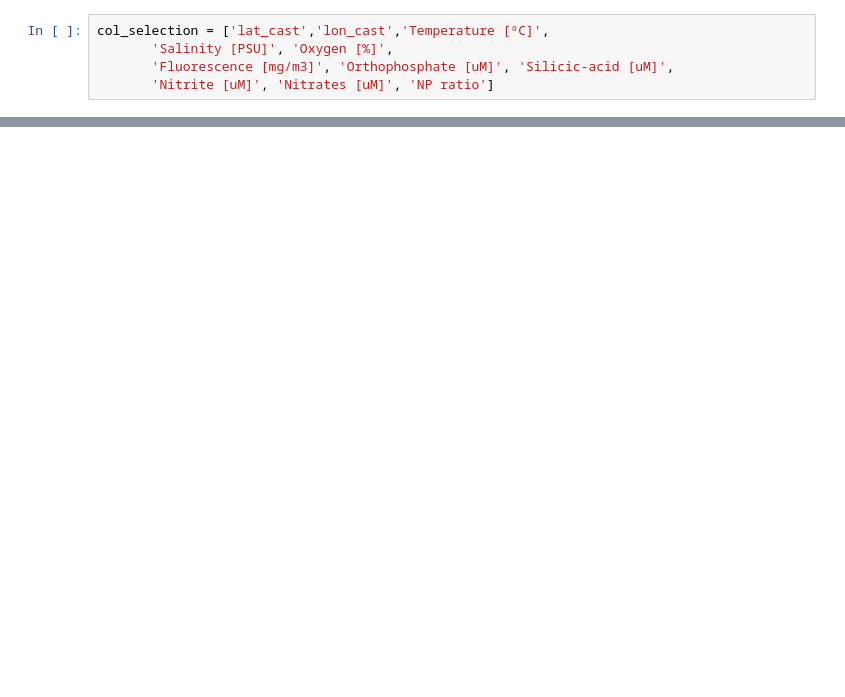
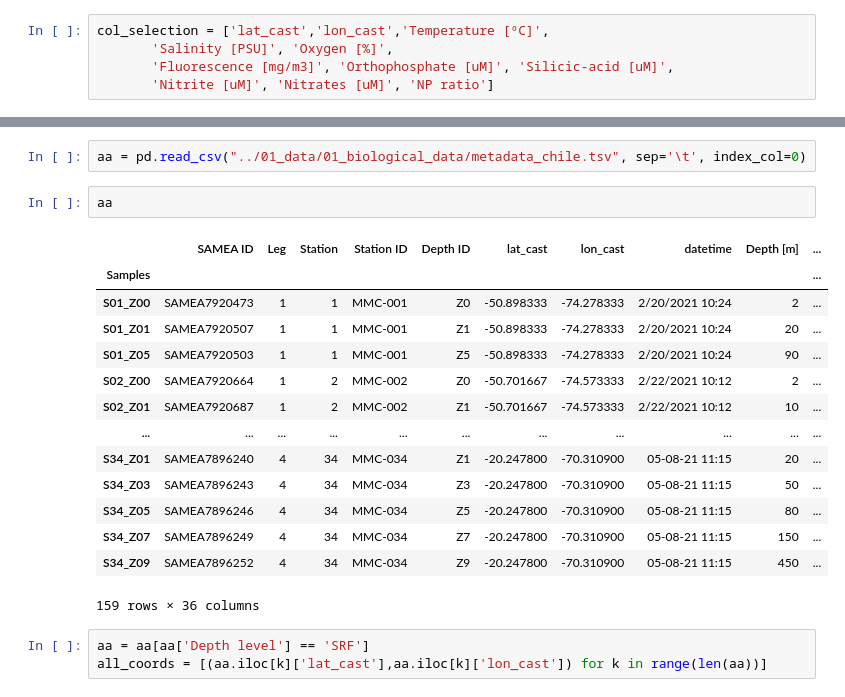
Before and after one commit to Jotapeishh/tara_satellite_genomic, a Jupyter notebook: 02_codes/Exploration.ipynb, the cells around one changed output, grey strips where cells are left out. Saved outputs shown, nothing was run; the diff lists cells and outputs as text; blank space fills up the shorter version.

```diff
--- a/02_codes/Exploration.ipynb
+++ b/02_codes/Exploration.ipynb
@@ -497,0 +518,22 @@ d:\Users\Juan Pablo\Desktop\Tara\tara_satellite_genomic\.venv\Lib\site-packages\
+# %%
+aa = pd.read_csv("../01_data/01_biological_data/metadata_chile.tsv", sep='\t', index_col=0)
+# %%
+aa
+# %% [output]
+|  | SAMEA ID | Leg | Station | Station ID | Depth ID | lat_cast | lon_cast | datetime | Depth [m] | ... |
+| Samples |  |  |  |  |  |  |  |  |  | ... |
+| S01_Z00 | SAMEA7920473 | 1 | 1 | MMC-001 | Z0 | -50.898333 | -74.278333 | 2/20/2021 10:24 | 2 | ... |
+| S01_Z01 | SAMEA7920507 | 1 | 1 | MMC-001 | Z1 | -50.898333 | -74.278333 | 2/20/2021 10:24 | 20 | ... |
+| S01_Z05 | SAMEA7920503 | 1 | 1 | MMC-001 | Z5 | -50.898333 | -74.278333 | 2/20/2021 10:24 | 90 | ... |
+| S02_Z00 | SAMEA7920664 | 1 | 2 | MMC-002 | Z0 | -50.701667 | -74.573333 | 2/22/2021 10:12 | 2 | ... |
+| S02_Z01 | SAMEA7920687 | 1 | 2 | MMC-002 | Z1 | -50.701667 | -74.573333 | 2/22/2021 10:12 | 10 | ... |
+| ... | ... | ... | ... | ... | ... | ... | ... | ... | ... | ... |
+| S34_Z01 | SAMEA7896240 | 4 | 34 | MMC-034 | Z1 | -20.247800 | -70.310900 | 05-08-21 11:15 | 20 | ... |
+| S34_Z03 | SAMEA7896243 | 4 | 34 | MMC-034 | Z3 | -20.247800 | -70.310900 | 05-08-21 11:15 | 50 | ... |
+| S34_Z05 | SAMEA7896246 | 4 | 34 | MMC-034 | Z5 | -20.247800 | -70.310900 | 05-08-21 11:15 | 80 | ... |
+| S34_Z07 | SAMEA7896249 | 4 | 34 | MMC-034 | Z7 | -20.247800 | -70.310900 | 05-08-21 11:15 | 150 | ... |
+| S34_Z09 | SAMEA7896252 | 4 | 34 | MMC-034 | Z9 | -20.247800 | -70.310900 | 05-08-21 11:15 | 450 | ... |
+159 rows × 36 columns
+# %%
+aa = aa[aa['Depth level'] == 'SRF']
+all_coords = [(aa.iloc[k]['lat_cast'],aa.iloc[k]['lon_cast']) for k in range(len(aa))]
```
Also changed, not shown: parts of 16 cells of this notebook, 6 other files.
